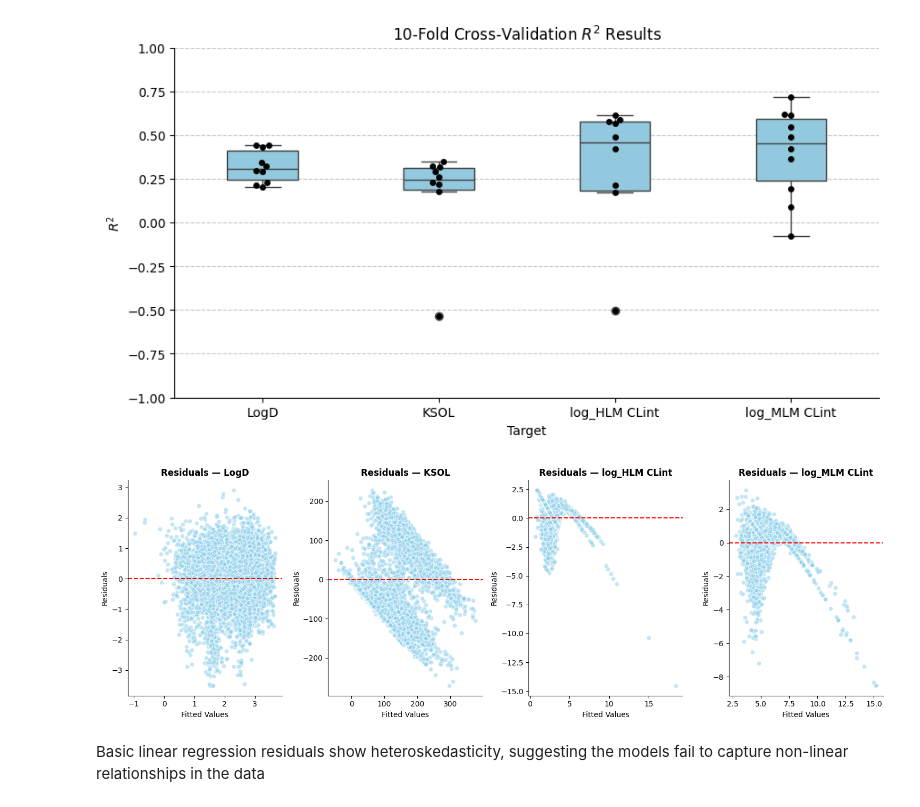
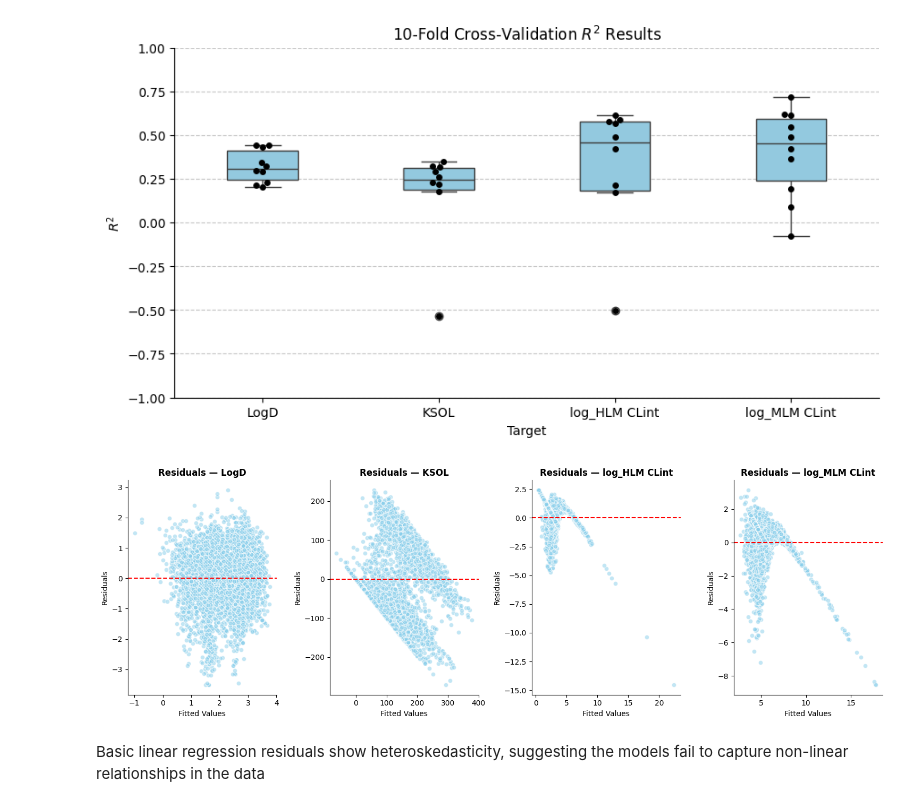
Before and after one commit to JacobMastrandrea/ADMET-Drug-Predictor, a Jupyter notebook: notebooks/baseline_model.ipynb, the cells around one changed output. Saved outputs shown, nothing was run; the diff lists cells and outputs as text; code cells hidden in the pictures.

```diff
--- a/notebooks/baseline_model.ipynb
+++ b/notebooks/baseline_model.ipynb
@@ -91,19 +97,18 @@ plt.show()
 # %%
 fig, axes = plt.subplots(1, 4, figsize=(15, 5))
 for ax, (target, model) in zip(axes, lin_reg_models.items()):
     X, y, y_pred_cv = lin_reg_data[target]
-    y_pred = model.predict(X)
     residuals = y - y_pred_cv
-    ax.scatter(y_pred, residuals, alpha=0.5, color='skyblue', edgecolors='white')
+    ax.scatter(y_pred_cv, residuals, alpha=0.5, color='skyblue', edgecolors='white')
     ax.axhline(y=0, color='red', linestyle='--')
     ax.set_title(f'Residuals — {target}', fontweight='bold')
     ax.set_xlabel('Fitted Values')
     ax.set_ylabel('Residuals')
     sns.despine(ax=ax)
 
 plt.tight_layout()
 plt.show()
 # %% [output]
-[figure, old version]
+[figure, new version]
 # %% [markdown]
 Basic linear regression residuals show heteroskedasticity, suggesting the models fail to capture non-linear relationships in the data
```
Also changed, not shown: parts of 23 cells of this notebook, 10 other files.
